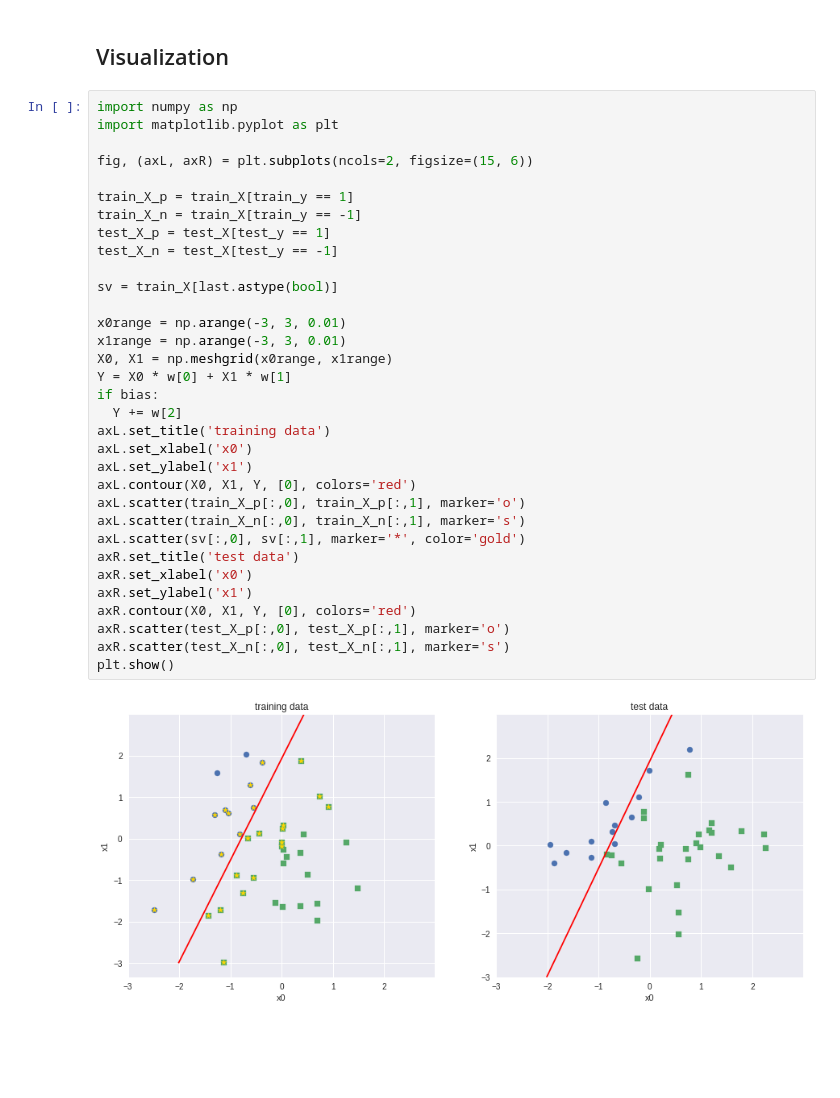
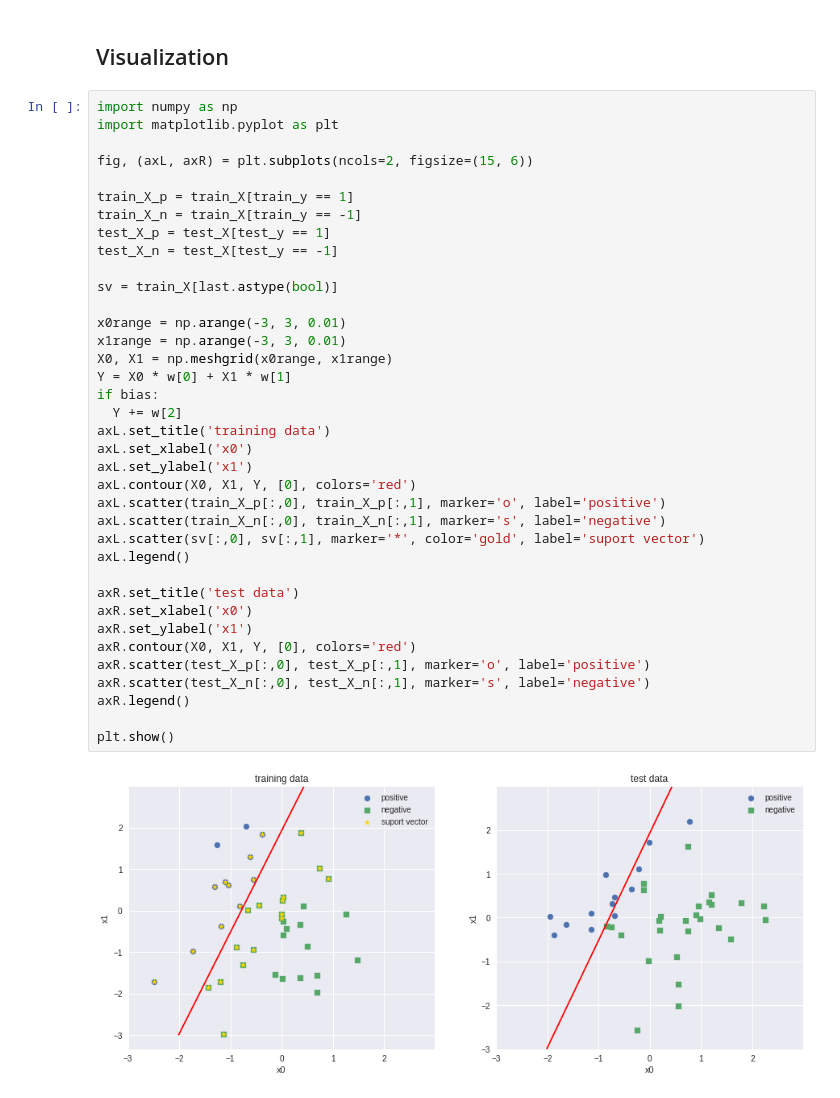
Before and after one commit to You-Your-Yu/machine-learning-assignment, a Jupyter notebook: Shimosaka_fin_1515309_problem3.ipynb, the cells around one changed output. Saved outputs shown, nothing was run; the diff lists cells and outputs as text; blank space fills up the shorter version.

```diff
--- a/Shimosaka_fin_1515309_problem3.ipynb
+++ b/Shimosaka_fin_1515309_problem3.ipynb
@@ -149,35 +149,39 @@ w: [-2.52113657  1.03072391 -1.98867046]
 # %%
 import numpy as np
 import matplotlib.pyplot as plt
 
 fig, (axL, axR) = plt.subplots(ncols=2, figsize=(15, 6))
 
 train_X_p = train_X[train_y == 1]
 train_X_n = train_X[train_y == -1]
 test_X_p = test_X[test_y == 1]
 test_X_n = test_X[test_y == -1]
 
 sv = train_X[last.astype(bool)]
 
 x0range = np.arange(-3, 3, 0.01)
 x1range = np.arange(-3, 3, 0.01)
 X0, X1 = np.meshgrid(x0range, x1range)
 Y = X0 * w[0] + X1 * w[1]
 if bias:
   Y += w[2]
 axL.set_title('training data')
 axL.set_xlabel('x0')
 axL.set_ylabel('x1')
 axL.contour(X0, X1, Y, [0], colors='red')
-axL.scatter(train_X_p[:,0], train_X_p[:,1], marker='o')
-axL.scatter(train_X_n[:,0], train_X_n[:,1], marker='s')
-axL.scatter(sv[:,0], sv[:,1], marker='*', color='gold')
+axL.scatter(train_X_p[:,0], train_X_p[:,1], marker='o', label='positive')
+axL.scatter(train_X_n[:,0], train_X_n[:,1], marker='s', label='negative')
+axL.scatter(sv[:,0], sv[:,1], marker='*', color='gold', label='suport vector')
+axL.legend()
+
 axR.set_title('test data')
 axR.set_xlabel('x0')
 axR.set_ylabel('x1')
 axR.contour(X0, X1, Y, [0], colors='red')
-axR.scatter(test_X_p[:,0], test_X_p[:,1], marker='o')
-axR.scatter(test_X_n[:,0], test_X_n[:,1], marker='s')
+axR.scatter(test_X_p[:,0], test_X_p[:,1], marker='o', label='positive')
+axR.scatter(test_X_n[:,0], test_X_n[:,1], marker='s', label='negative')
+axR.legend()
+
 plt.show()
 # %% [output]
-[figure, old version]
+[figure, new version]
```
